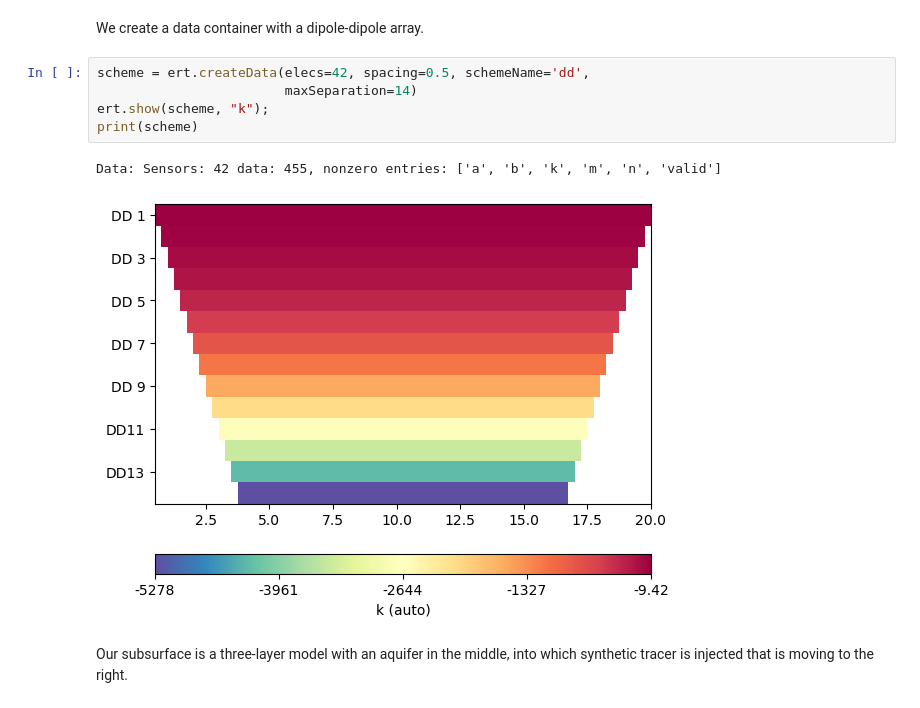
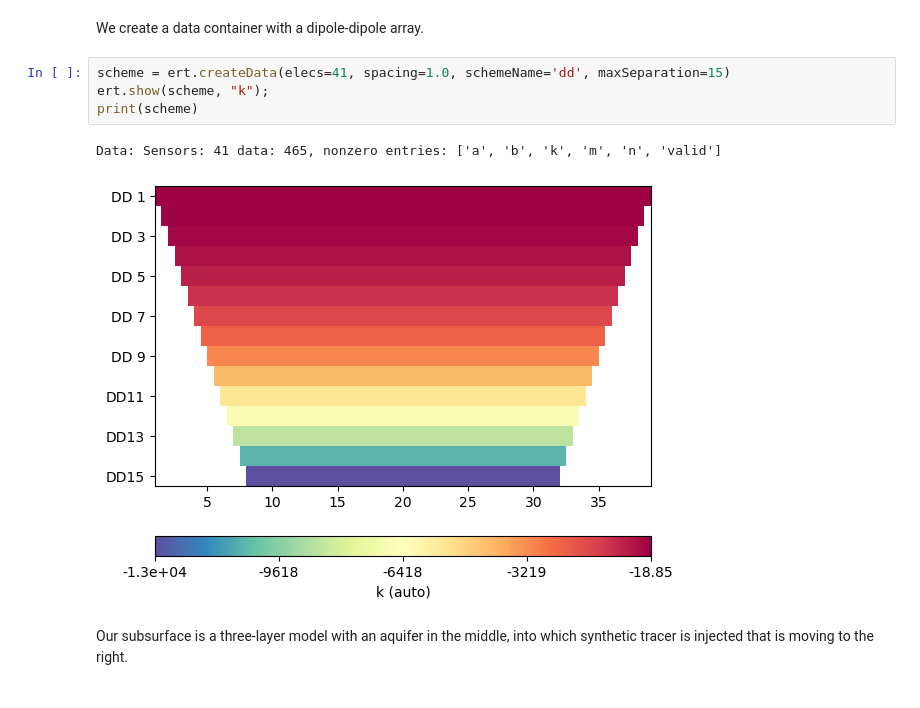
Before and after one commit to gimli-org/timelapseERT, a Jupyter notebook: example/example_timelapseERT.ipynb, the cells around one changed output. Saved outputs shown, nothing was run; the diff lists cells and outputs as text.

```diff
--- a/example/example_timelapseERT.ipynb
+++ b/example/example_timelapseERT.ipynb
@@ -14,13 +14,12 @@ from pygimli.physics import ert
 # %% [markdown]
 We create a data container with a dipole-dipole array.
 # %%
-scheme = ert.createData(elecs=42, spacing=0.5, schemeName='dd',
-                        maxSeparation=14)
+scheme = ert.createData(elecs=41, spacing=1.0, schemeName='dd', maxSeparation=15)
 ert.show(scheme, "k");
 print(scheme)
 # %% [output]
-Data: Sensors: 42 data: 455, nonzero entries: ['a', 'b', 'k', 'm', 'n', 'valid']
+Data: Sensors: 41 data: 465, nonzero entries: ['a', 'b', 'k', 'm', 'n', 'valid']
-[figure, old version]
+[figure, new version]
 # %% [markdown]
 Our subsurface is a three-layer model with an aquifer in the middle, into which synthetic tracer is injected that is moving to the right.
 # %%
```
Also changed, not shown: parts of 15 cells of this notebook.
